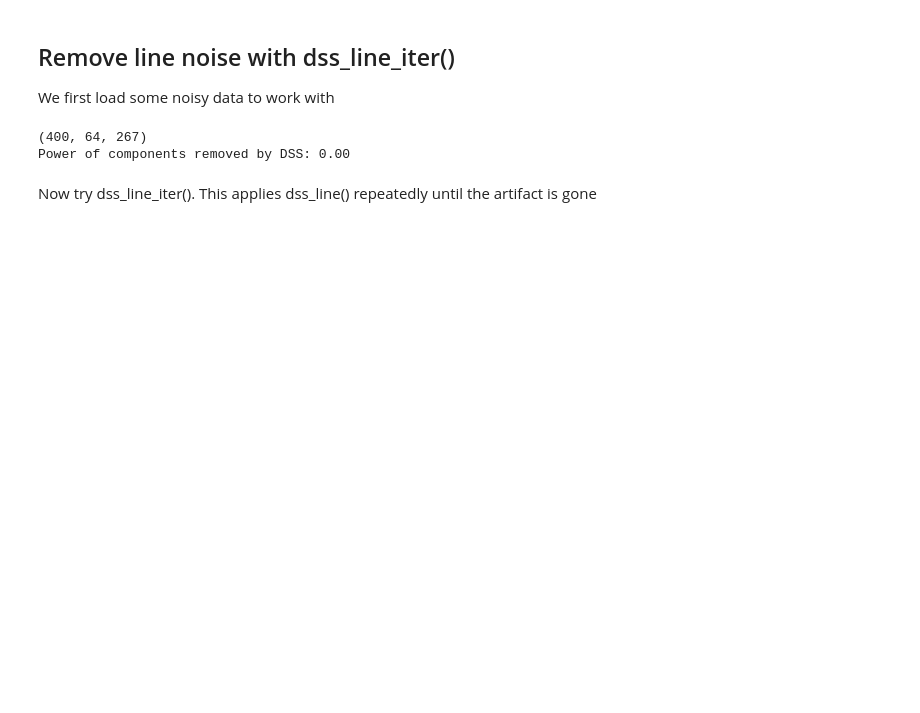
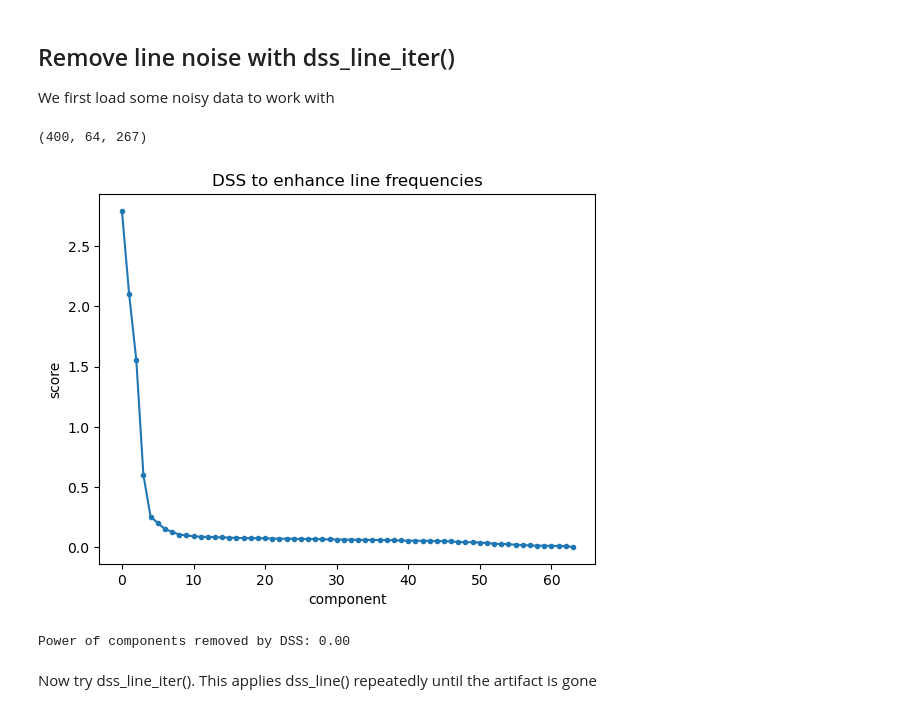
Before and after one commit to nbara/python-meegkit, a Jupyter notebook: examples/example_dss_line.ipynb, the cells around one changed output. Drawn from its saved outputs; the diff is of its cells as text; code cells hidden in the pictures; blank space fills up the shorter version.

```diff
--- a/examples/example_dss_line.ipynb
+++ b/examples/example_dss_line.ipynb
@@ -62,16 +62,17 @@ plt.show()
 ## Remove line noise with dss_line_iter()
 We first load some noisy data to work with
 # %%
-data = np.load(os.path.join(".", "tests", "data", "dss_line_data.npy"))
+data = np.load(os.path.join("..", "tests", "data", "dss_line_data.npy"))
 fline = 50
 sfreq = 200
 print(data.shape)  # n_samples, n_chans, n_trials
 
 # Apply dss_line(), removing only one component
-out1, _ = dss.dss_line(data, fline, sfreq, nremove=1, nfft=400)
+out1, _ = dss.dss_line(data, fline, sfreq, nremove=1, nfft=400, show=True)
 # %% [output]
 (400, 64, 267)
-Power of components removed by DSS: 0.00
+[figure, added]
+Power of components removed by DSS: 0.00
 # %% [markdown]
 Now try dss_line_iter(). This applies dss_line() repeatedly until the
 artifact is gone
```
Also changed, not shown: parts of 2 cells of this notebook, 3 other files.
